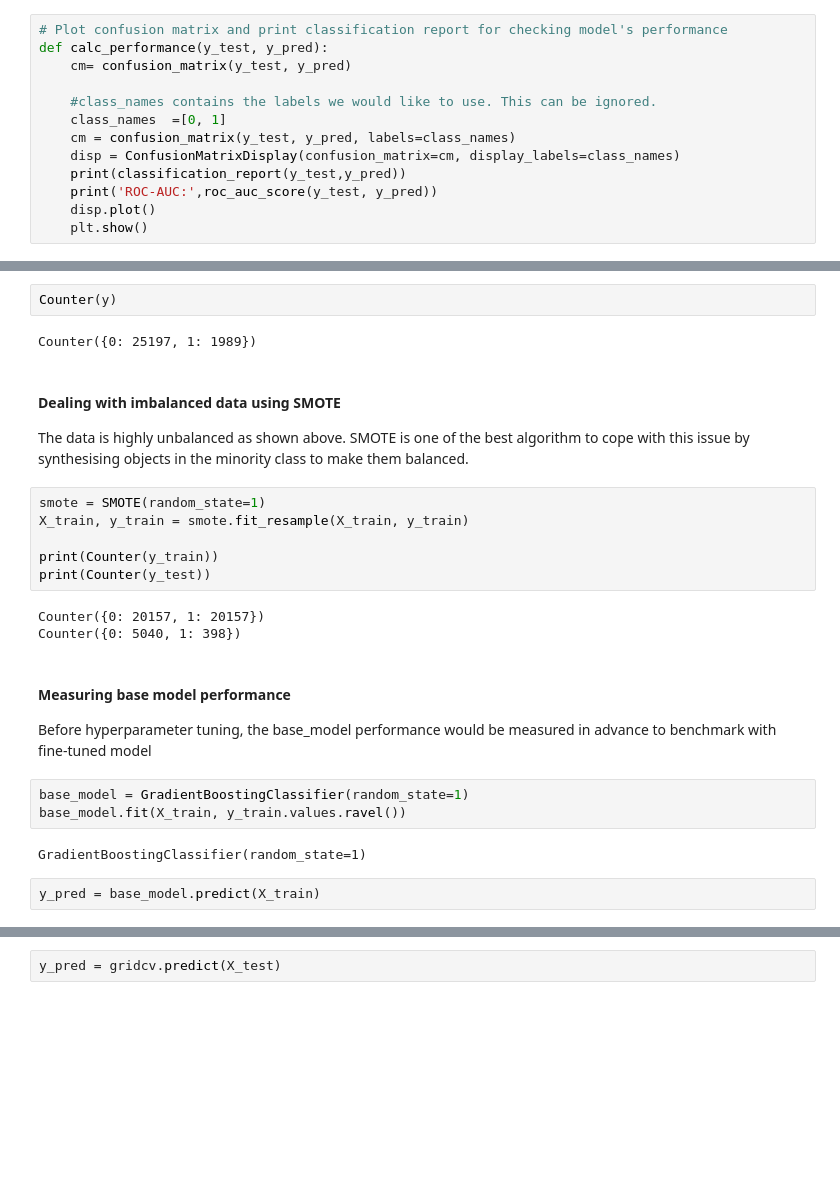
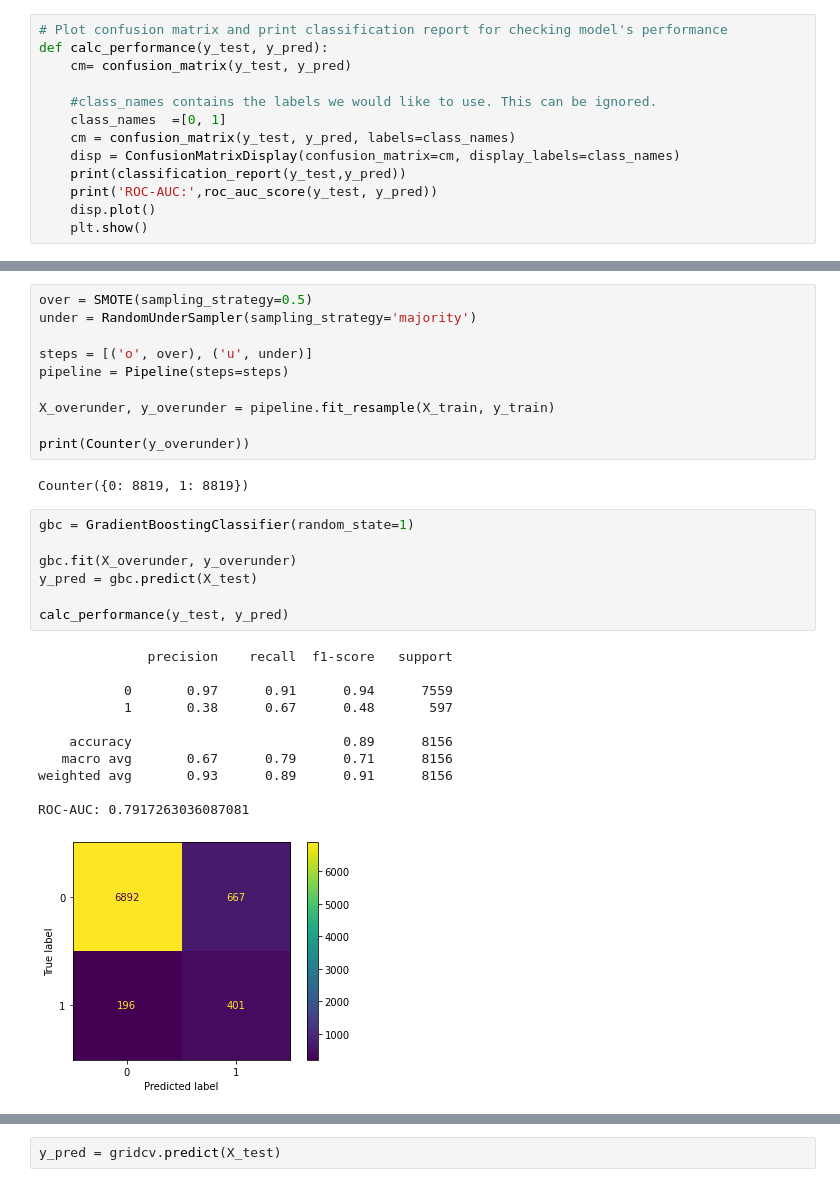
Before and after one commit to eddie8615/ml_bioinfo_hi, a Jupyter notebook: assignment/k21134342_ML_assignment.ipynb, the cells around one changed output, grey strips where cells are left out. Drawn from its saved outputs; the diff is of its cells as text; blank space fills up the shorter version.

```diff
--- a/assignment/k21134342_ML_assignment.ipynb
+++ b/assignment/k21134342_ML_assignment.ipynb
@@ -384,28 +417,31 @@ def calc_performance(y_test, y_pred):
 # %%
-Counter(y)
+over = SMOTE(sampling_strategy=0.5)
+under = RandomUnderSampler(sampling_strategy='majority')
+
+steps = [('o', over), ('u', under)]
+pipeline = Pipeline(steps=steps)
+
+X_overunder, y_overunder = pipeline.fit_resample(X_train, y_train)
+
+print(Counter(y_overunder))
 # %% [output]
-Counter({0: 25197, 1: 1989})
+Counter({0: 8819, 1: 8819})
-# %% [markdown]
-#### Dealing with imbalanced data using SMOTE
-
-The data is highly unbalanced as shown above. SMOTE is one of the best algorithm to cope with this issue by synthesising objects in the minority class to make them balanced.
-# %%
-smote = SMOTE(random_state=1)
-X_train, y_train = smote.fit_resample(X_train, y_train)
-
-print(Counter(y_train))
-print(Counter(y_test))
-# %% [output]
-Counter({0: 20157, 1: 20157})
-Counter({0: 5040, 1: 398})
-# %% [markdown]
-#### Measuring base model performance
-
-Before hyperparameter tuning, the base_model performance would be measured in advance to benchmark with fine-tuned model
-# %%
-base_model = GradientBoostingClassifier(random_state=1)
-base_model.fit(X_train, y_train.values.ravel())
-# %% [output]
-GradientBoostingClassifier(random_state=1)
 # %%
-y_pred = base_model.predict(X_train)
+gbc = GradientBoostingClassifier(random_state=1)
+
+gbc.fit(X_overunder, y_overunder)
+y_pred = gbc.predict(X_test)
+
+calc_performance(y_test, y_pred)
+# %% [output]
+              precision    recall  f1-score   support
+
+           0       0.97      0.91      0.94      7559
+           1       0.38      0.67      0.48       597
+
+    accuracy                           0.89      8156
+   macro avg       0.67      0.79      0.71      8156
+weighted avg       0.93      0.89      0.91      8156
+
+ROC-AUC: 0.7917263036087081
+[figure, added]
```
Also changed, not shown: parts of 20 cells of this notebook, 7 other files.
